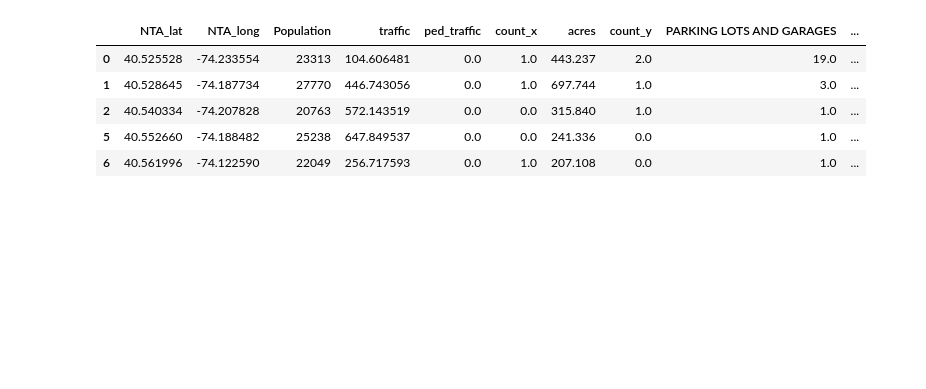
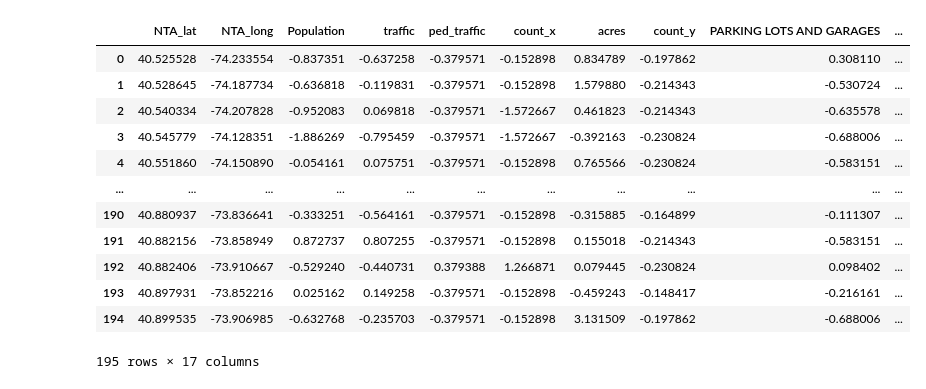
Before and after one commit to fynnweaver/Mid-Term-Project, a Jupyter notebook: notebooks/clustering.ipynb, the cells around one changed output. Saved outputs shown, nothing was run; the diff lists cells and outputs as text; code cells hidden in the pictures; blank space fills up the shorter version.

```diff
--- a/notebooks/clustering.ipynb
+++ b/notebooks/clustering.ipynb
@@ -15,5 +19,16 @@ warnings.filterwarnings("ignore")
 # %%
 master_df = pd.read_csv('../processed_data/master.csv')
 # %%
-X = master_df
-max_k = 10
+X = master_df.iloc[:, 2:]
+lat_lng = master_df.iloc[:, 0:2]
+# %%
+#Scaling the data
+scaler = StandardScaler()
+#fit scaler to data
+scaler.fit(X.values)
+
+#transform and save into new dataframe
+X_std = pd.DataFrame(scaler.transform(X.values),
+                                columns = X.columns)
+
+X_std.head()
@@ -20,10 +42,11 @@ max_k = 10
 # %%
+max_k = 10
 ## iterations
 distortions = []
 for i in range(1, max_k+1):
-    if len(X) >= i:
-        model = cluster.KMeans(n_clusters=i, init='k-means++', max_iter=300, n_init=100)
-        model.fit(X)
+    if len(X_std) >= i:
+        model = cluster.KMeans(n_clusters=i, init='k-means++', max_iter=1000, n_init=10)
+        model.fit(X_std)
         distortions.append(model.inertia_)
 
 k = [i*100 for i in np.diff(distortions,2)].index(min([i*100 for i
@@ -42,27 +65,34 @@ plt.show()
 # %%
 k = 5
 model = cluster.KMeans(n_clusters=k, init='k-means++')
-X = master_df
 ## clustering
-dtf_X = X.copy()
-dtf_X["cluster"] = model.fit_predict(X)
+dtf_X = X_std.copy()
+dtf_X["cluster"] = model.fit_predict(X_std)
 
 ## add clustering info to the original dataset
-master_df[["cluster"]] = dtf_X[["cluster"]]
+X_std[["cluster"]] = dtf_X[["cluster"]]
 # %%
 df_list = []
+X_plt = pd.concat([lat_lng, X_std], axis=1)
 #for each cluster seperate from master dataframe and append to list
 for i in range(0, k):
-    df_list.append(master_df.loc[master_df['cluster'] == i])
+    df_list.append(X_plt.loc[X_plt['cluster'] == i])
 
-df_list[0].head()
+X_plt
 # %% [output]
 |  | NTA_lat | NTA_long | Population | traffic | ped_traffic | count_x | acres | count_y | PARKING LOTS AND GARAGES | ... |
-| 0 | 40.525528 | -74.233554 | 23313 | 104.606481 | 0.0 | 1.0 | 443.237 | 2.0 | 19.0 | ... |
-| 1 | 40.528645 | -74.187734 | 27770 | 446.743056 | 0.0 | 1.0 | 697.744 | 1.0 | 3.0 | ... |
-| 2 | 40.540334 | -74.207828 | 20763 | 572.143519 | 0.0 | 0.0 | 315.840 | 1.0 | 1.0 | ... |
-| 5 | 40.552660 | -74.188482 | 25238 | 647.849537 | 0.0 | 0.0 | 241.336 | 0.0 | 1.0 | ... |
-| 6 | 40.561996 | -74.122590 | 22049 | 256.717593 | 0.0 | 1.0 | 207.108 | 0.0 | 1.0 | ... |
+| 0 | 40.525528 | -74.233554 | -0.837351 | -0.637258 | -0.379571 | -0.152898 | 0.834789 | -0.197862 | 0.308110 | ... |
+| 1 | 40.528645 | -74.187734 | -0.636818 | -0.119831 | -0.379571 | -0.152898 | 1.579880 | -0.214343 | -0.530724 | ... |
+| 2 | 40.540334 | -74.207828 | -0.952083 | 0.069818 | -0.379571 | -1.572667 | 0.461823 | -0.214343 | -0.635578 | ... |
+| 3 | 40.545779 | -74.128351 | -1.886269 | -0.795459 | -0.379571 | -1.572667 | -0.392163 | -0.230824 | -0.688006 | ... |
+| 4 | 40.551860 | -74.150890 | -0.054161 | 0.075751 | -0.379571 | -0.152898 | 0.765566 | -0.230824 | -0.583151 | ... |
+| ... | ... | ... | ... | ... | ... | ... | ... | ... | ... | ... |
+| 190 | 40.880937 | -73.836641 | -0.333251 | -0.564161 | -0.379571 | -0.152898 | -0.315885 | -0.164899 | -0.111307 | ... |
+| 191 | 40.882156 | -73.858949 | 0.872737 | 0.807255 | -0.379571 | -0.152898 | 0.155018 | -0.214343 | -0.583151 | ... |
+| 192 | 40.882406 | -73.910667 | -0.529240 | -0.440731 | 0.379388 | 1.266871 | 0.079445 | -0.230824 | 0.098402 | ... |
+| 193 | 40.897931 | -73.852216 | 0.025162 | 0.149258 | -0.379571 | -0.152898 | -0.459243 | -0.148417 | -0.216161 | ... |
+| 194 | 40.899535 | -73.906985 | -0.632768 | -0.235703 | -0.379571 | -0.152898 | 3.131509 | -0.197862 | -0.688006 | ... |
+195 rows × 17 columns
 # %%
 #zip each clustered dataframe in the list
 cluster_dfs = llz_set(df_list)
```
Also changed, not shown: parts of 10 cells of this notebook.
